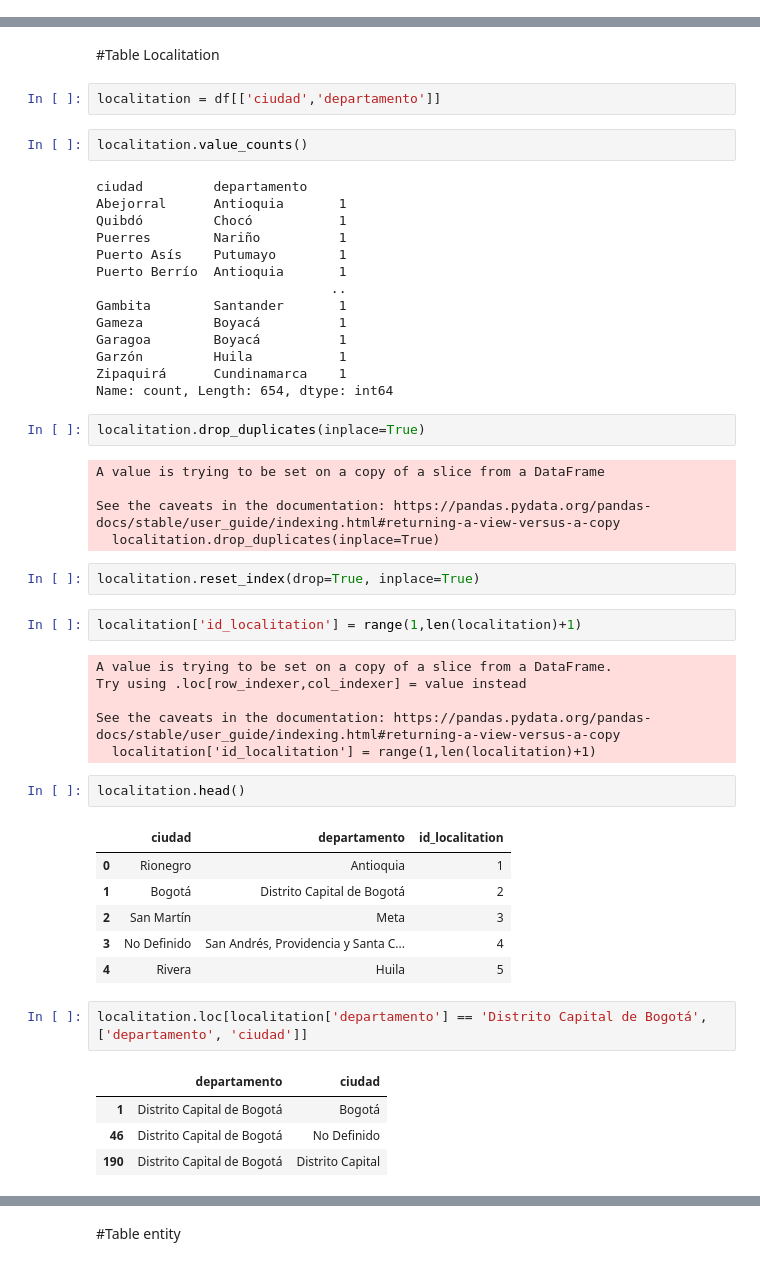
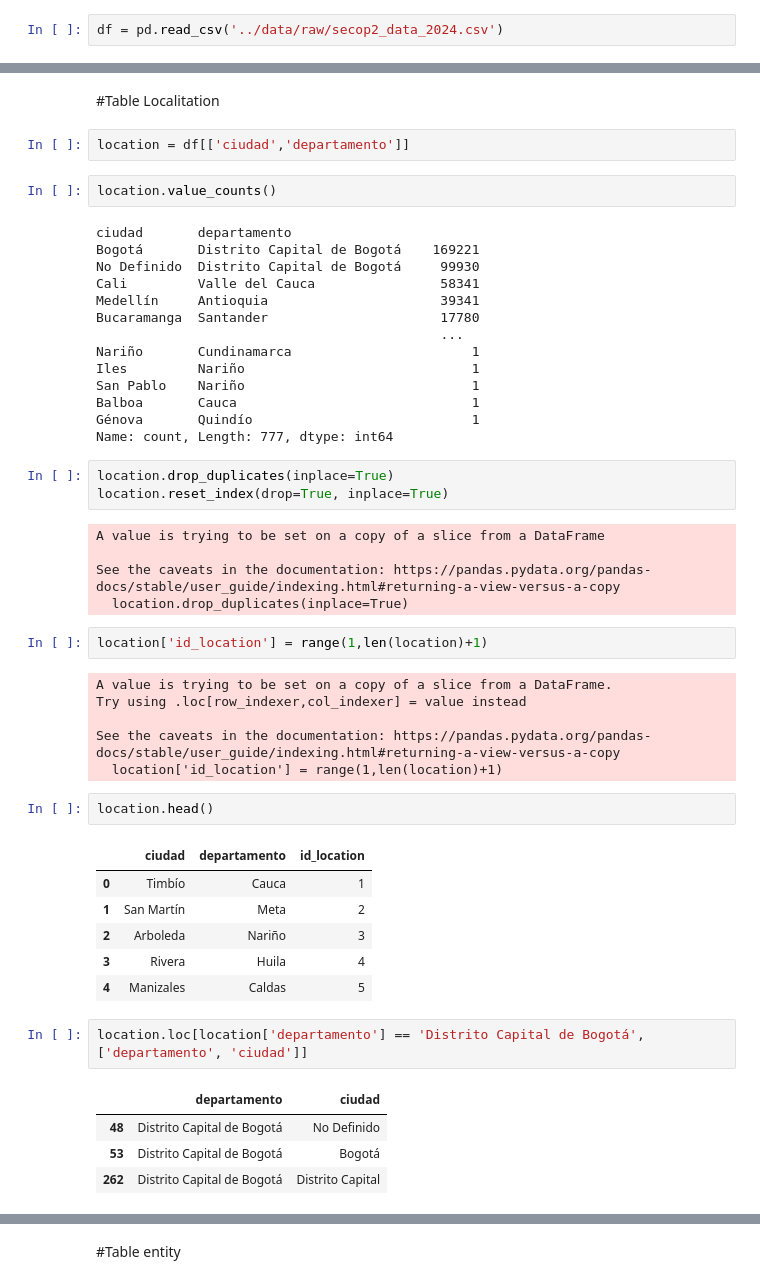
Before and after one commit to bryanmg20/secop2-etl-pipeline, a Jupyter notebook: notebooks/exploration.ipynb, the cells around one changed output, grey strips where cells are left out. Drawn from its saved outputs; the diff is of its cells as text.

```diff
--- a/notebooks/exploration.ipynb
+++ b/notebooks/exploration.ipynb
@@ -26,3 +26,5 @@ Error: 503
+# %%
+df = pd.read_csv('../data/raw/secop2_data_2024.csv')
 # %%
 df.head()
 # %% [output]
@@ -109,53 +95,52 @@ Name: count, dtype: int64
 # %% [markdown]
 #Table Localitation
 # %%
-localitation = df[['ciudad','departamento']]
+location = df[['ciudad','departamento']]
 # %%
-localitation.value_counts()
+location.value_counts()
 # %% [output]
-ciudad         departamento
-Abejorral      Antioquia       1
-Quibdó         Chocó           1
-Puerres        Nariño          1
-Puerto Asís    Putumayo        1
-Puerto Berrío  Antioquia       1
-                              ..
-Gambita        Santander       1
-Gameza         Boyacá          1
-Garagoa        Boyacá          1
-Garzón         Huila           1
-Zipaquirá      Cundinamarca    1
-Name: count, Length: 654, dtype: int64
+ciudad       departamento
+Bogotá       Distrito Capital de Bogotá    169221
+No Definido  Distrito Capital de Bogotá     99930
+Cali         Valle del Cauca                58341
+Medellín     Antioquia                      39341
+Bucaramanga  Santander                      17780
+                                            ...
+Nariño       Cundinamarca                       1
+Iles         Nariño                             1
+San Pablo    Nariño                             1
+Balboa       Cauca                              1
+Génova       Quindío                            1
+Name: count, Length: 777, dtype: int64
 # %%
-localitation.drop_duplicates(inplace=True)
+location.drop_duplicates(inplace=True)
+location.reset_index(drop=True, inplace=True)
 # %% [output]
 A value is trying to be set on a copy of a slice from a DataFrame
 
 See the caveats in the documentation: https://pandas.pydata.org/pandas-docs/stable/user_guide/indexing.html#returning-a-view-versus-a-copy
-  localitation.drop_duplicates(inplace=True)
+  location.drop_duplicates(inplace=True)
-# %%
-localitation.reset_index(drop=True, inplace=True)
 # %%
-localitation['id_localitation'] = range(1,len(localitation)+1)
+location['id_location'] = range(1,len(location)+1)
 # %% [output]
 A value is trying to be set on a copy of a slice from a DataFrame.
 Try using .loc[row_indexer,col_indexer] = value instead
 
 See the caveats in the documentation: https://pandas.pydata.org/pandas-docs/stable/user_guide/indexing.html#returning-a-view-versus-a-copy
-  localitation['id_localitation'] = range(1,len(localitation)+1)
+  location['id_location'] = range(1,len(location)+1)
 # %%
-localitation.head()
+location.head()
 # %% [output]
-|  | ciudad | departamento | id_localitation |
-| 0 | Rionegro | Antioquia | 1 |
-| 1 | Bogotá | Distrito Capital de Bogotá | 2 |
-| 2 | San Martín | Meta | 3 |
-| 3 | No Definido | San Andrés, Providencia y Santa C... | 4 |
-| 4 | Rivera | Huila | 5 |
+|  | ciudad | departamento | id_location |
+| 0 | Timbío | Cauca | 1 |
+| 1 | San Martín | Meta | 2 |
+| 2 | Arboleda | Nariño | 3 |
+| 3 | Rivera | Huila | 4 |
+| 4 | Manizales | Caldas | 5 |
 # %%
-localitation.loc[localitation['departamento'] == 'Distrito Capital de Bogotá', ['departamento', 'ciudad']]
+location.loc[location['departamento'] == 'Distrito Capital de Bogotá', ['departamento', 'ciudad']]
 # %% [output]
 |  | departamento | ciudad |
-| 1 | Distrito Capital de Bogotá | Bogotá |
-| 46 | Distrito Capital de Bogotá | No Definido |
-| 190 | Distrito Capital de Bogotá | Distrito Capital |
+| 48 | Distrito Capital de Bogotá | No Definido |
+| 53 | Distrito Capital de Bogotá | Bogotá |
+| 262 | Distrito Capital de Bogotá | Distrito Capital |
```
Also changed, not shown: parts of 40 cells of this notebook, 3 other files.
